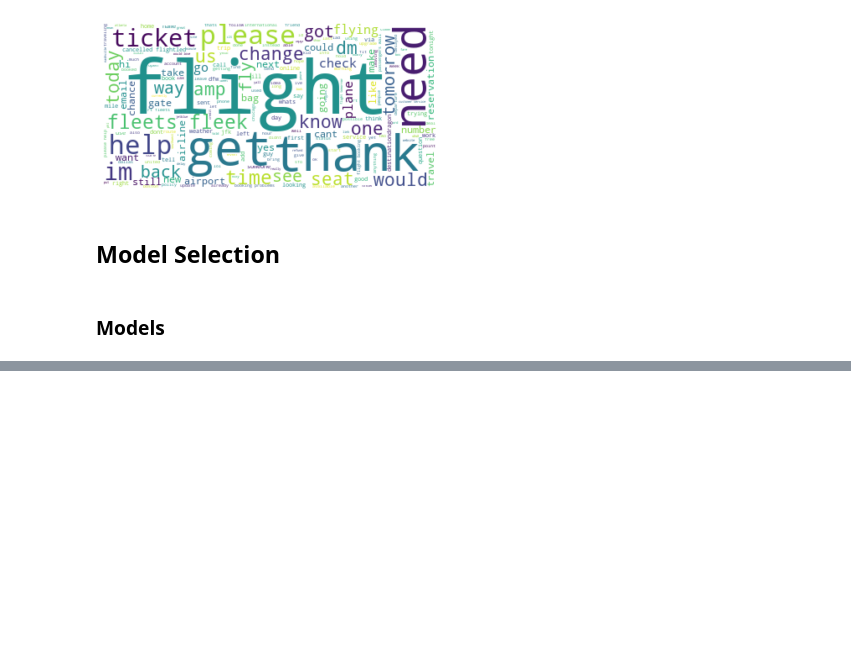
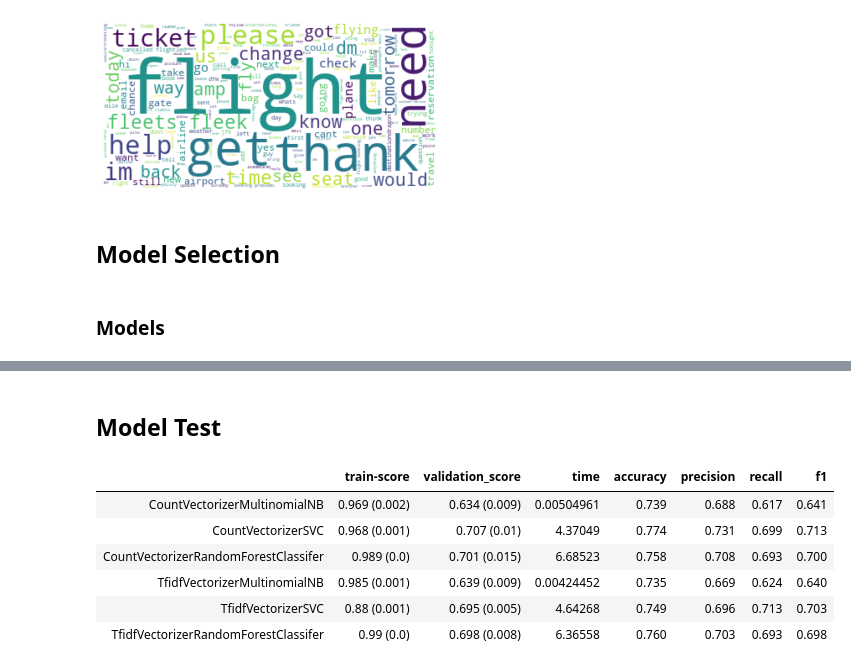
Before and after one commit to willjdew/Airline-Twitter-Sentiment, a Jupyter notebook: notebooks/Twitter_US_Airline_ Sentiment.ipynb, the cells around one changed output, grey strips where cells are left out. Drawn from its saved outputs; the diff is of its cells as text; code cells hidden in the pictures; blank space fills up the shorter version.

```diff
--- a/notebooks/Twitter_US_Airline_ Sentiment.ipynb
+++ b/notebooks/Twitter_US_Airline_ Sentiment.ipynb
@@ -438,8 +440,7 @@ def clf_scores(clf):
     val = str(round(validation_score, 3)) + ' (' + str(round(test_std, 3)) + ')'
 
     score_list = {'train-score': train,
-                  'validation_score': val,
-                  'best-params': clf.best_params_}
+                  'validation-score': val}
 
     return score_list
 # %%
@@ -539,0 +546,4 @@ pd.DataFrame.from_dict(model_cvs).transpose()
+# %%
+# create df from model_cvs scores dict
+df_scores = pd.DataFrame.from_dict(model_cvs).transpose()
+df_scores
@@ -539,0 +558,2 @@ pd.DataFrame.from_dict(model_cvs).transpose()
+# %% [markdown]
+## Model Test
@@ -539,0 +565,44 @@ pd.DataFrame.from_dict(model_cvs).transpose()
+# %%
+# Create dict that holds metrics
+metric_dict = {}
+metric_dict['accuracy'] = []
+metric_dict['precision'] = []
+metric_dict['recall'] = []
+metric_dict['f1'] = []
+
+file_names = pd.DataFrame.from_dict(model_cvs).transpose().index
+
+# Cycle through models predicting on test data and giving metrics
+for f in file_names:
+    # load models
+    file = '../models/' + f + '.sav'
+    loaded_model = pickle.load(open(file, 'rb'))
+    # predict test set
+    prediction = loaded_model.predict(X_test)
+
+    # accuracy: (tp + tn) / (p + n)
+    accuracy = round(accuracy_score(y_test, prediction), 3)
+    metric_dict['accuracy'].append(accuracy)
+    # precision tp / (tp + fp)
+    precision = round(precision_score(y_test, prediction, average='macro'), 3)
+    metric_dict['precision'].append(precision)
+    # recall: tp / (tp + fn)
+    recall = round(recall_score(y_test, prediction, average='macro'), 3)
+    metric_dict['recall'].append(recall)
+    # f1: 2 tp / (2 tp + fp + fn)
+    f1 = round(f1_score(y_test, prediction, average='macro'), 3)
+    metric_dict['f1'].append(f1)
+# %%
+# add metrics to df_scores
+for k in metric_dict.keys():
+    df_scores[k] = metric_dict[k]
+
+df_scores
+# %% [output]
+|  | train-score | validation_score | time | accuracy | precision | recall | f1 |
+| CountVectorizerMultinomialNB | 0.969 (0.002) | 0.634 (0.009) | 0.00504961 | 0.739 | 0.688 | 0.617 | 0.641 |
+| CountVectorizerSVC | 0.968 (0.001) | 0.707 (0.01) | 4.37049 | 0.774 | 0.731 | 0.699 | 0.713 |
+| CountVectorizerRandomForestClassifer | 0.989 (0.0) | 0.701 (0.015) | 6.68523 | 0.758 | 0.708 | 0.693 | 0.700 |
+| TfidfVectorizerMultinomialNB | 0.985 (0.001) | 0.639 (0.009) | 0.00424452 | 0.735 | 0.669 | 0.624 | 0.640 |
+| TfidfVectorizerSVC | 0.88 (0.001) | 0.695 (0.005) | 4.64268 | 0.749 | 0.696 | 0.713 | 0.703 |
+| TfidfVectorizerRandomForestClassifer | 0.99 (0.0) | 0.698 (0.008) | 6.36558 | 0.760 | 0.703 | 0.693 | 0.698 |
```
Also changed, not shown: parts of 9 cells of this notebook.
